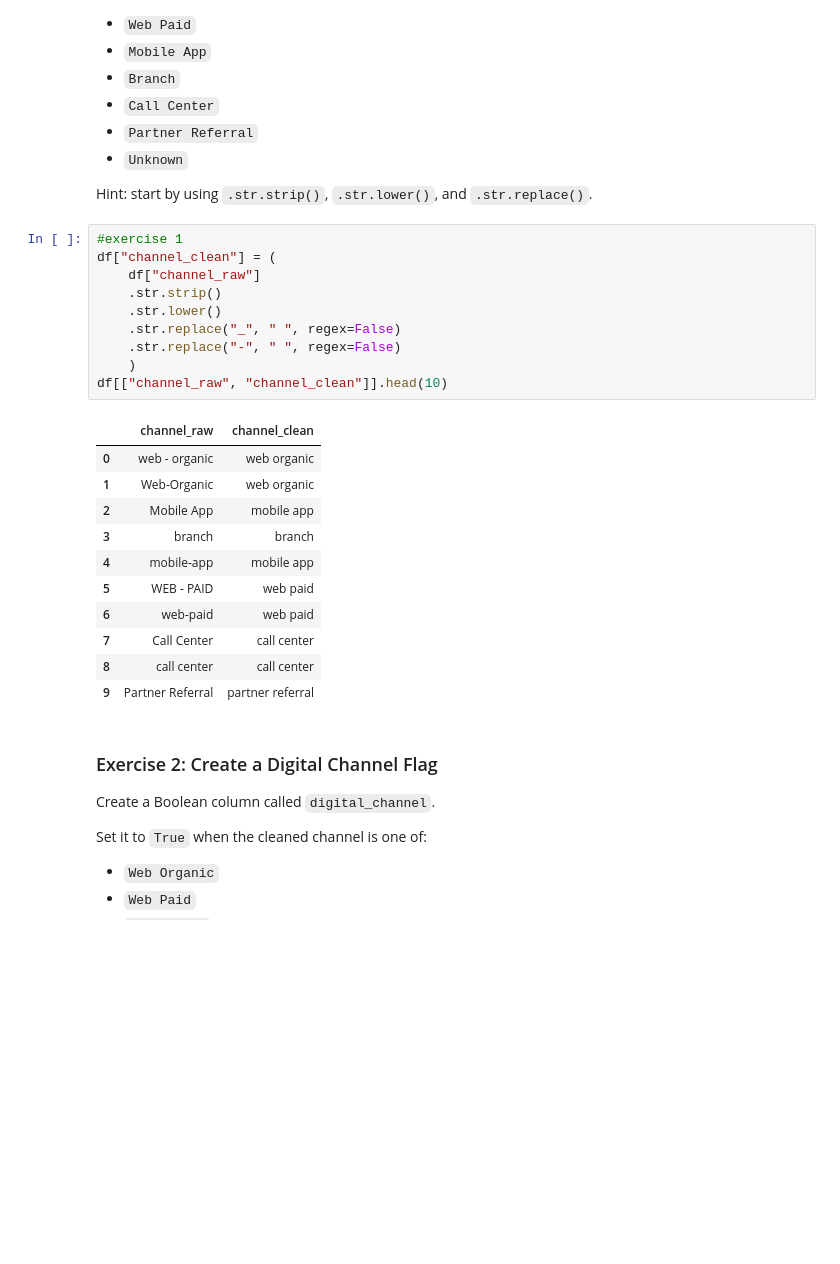
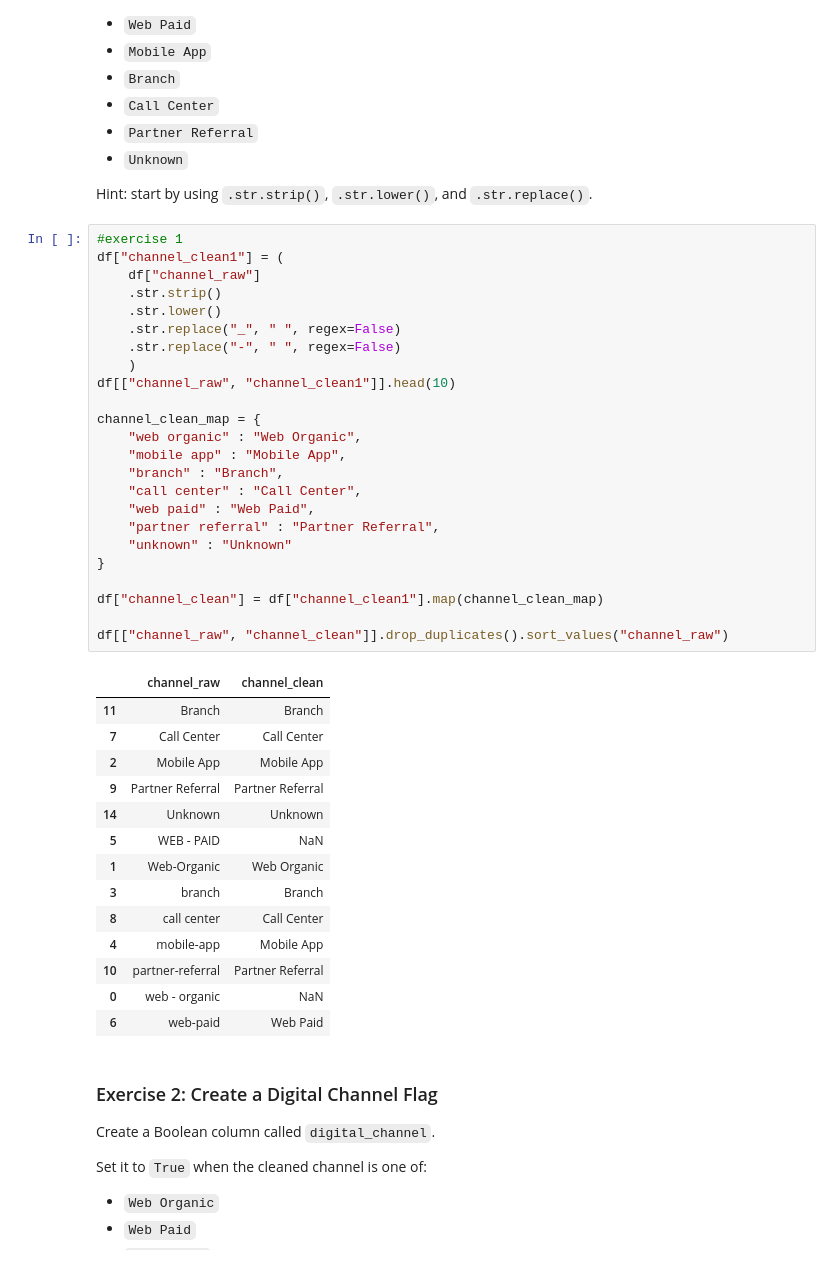
Before and after one commit to Microdrig1/BAN6003week05-06-pandas-transformation-MERodriguez, a Jupyter notebook: notebooks/module6_string_categorical_guided_lab.ipynb, the cells around one changed output. Drawn from its saved outputs; the diff is of its cells as text; blank space fills up the shorter version.

```diff
--- a/notebooks/module6_string_categorical_guided_lab.ipynb
+++ b/notebooks/module6_string_categorical_guided_lab.ipynb
@@ -606,26 +606,43 @@ Suggested categories:
 Hint: start by using `.str.strip()`, `.str.lower()`, and `.str.replace()`.
 # %%
 #exercise 1
-df["channel_clean"] = (
+df["channel_clean1"] = (
     df["channel_raw"]
     .str.strip()
     .str.lower()
     .str.replace("_", " ", regex=False)
     .str.replace("-", " ", regex=False)
     )
-df[["channel_raw", "channel_clean"]].head(10)
+df[["channel_raw", "channel_clean1"]].head(10)
+
+channel_clean_map = {
+    "web organic" : "Web Organic",
+    "mobile app" : "Mobile App",
+    "branch" : "Branch",
+    "call center" : "Call Center",
+    "web paid" : "Web Paid",
+    "partner referral" : "Partner Referral",
+    "unknown" : "Unknown"
+}
+
+df["channel_clean"] = df["channel_clean1"].map(channel_clean_map)
+
+df[["channel_raw", "channel_clean"]].drop_duplicates().sort_values("channel_raw")
 # %% [output]
 |  | channel_raw | channel_clean |
-| 0 | web - organic | web organic |
-| 1 | Web-Organic | web organic |
-| 2 | Mobile App | mobile app |
-| 3 | branch | branch |
-| 4 | mobile-app | mobile app |
-| 5 | WEB - PAID | web paid |
-| 6 | web-paid | web paid |
-| 7 | Call Center | call center |
-| 8 | call center | call center |
-| 9 | Partner Referral | partner referral |
+| 11 | Branch | Branch |
+| 7 | Call Center | Call Center |
+| 2 | Mobile App | Mobile App |
+| 9 | Partner Referral | Partner Referral |
+| 14 | Unknown | Unknown |
+| 5 | WEB - PAID | NaN |
+| 1 | Web-Organic | Web Organic |
+| 3 | branch | Branch |
+| 8 | call center | Call Center |
+| 4 | mobile-app | Mobile App |
+| 10 | partner-referral | Partner Referral |
+| 0 | web - organic | NaN |
+| 6 | web-paid | Web Paid |
 # %% [markdown]
 ### Exercise 2: Create a Digital Channel Flag
 
```
Also changed, not shown: parts of 4 cells of this notebook, 1 other file.
